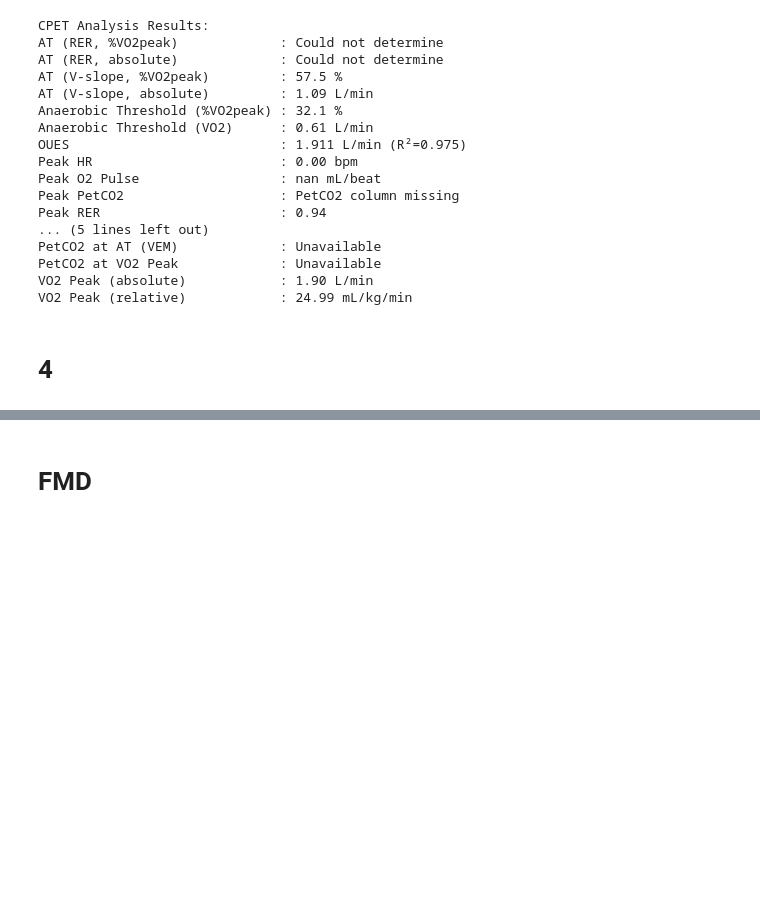
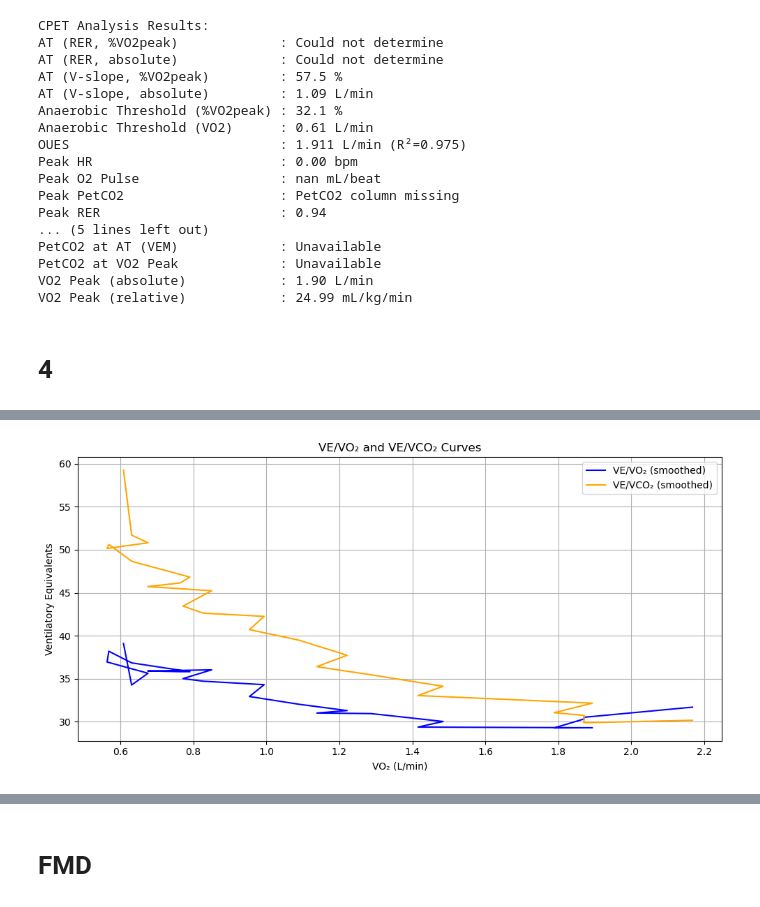
Before and after one commit to orthopedics20/longcovid, a Jupyter notebook: hrv_and_cpet.ipynb, the cells around one changed output, grey strips where cells are left out. Saved outputs shown, nothing was run; the diff lists cells and outputs as text; code cells hidden in the pictures; blank space fills up the shorter version.

```diff
--- a/hrv_and_cpet.ipynb
+++ b/hrv_and_cpet.ipynb
@@ -1027,0 +1803,19 @@ PetCO2 at AT (VE/VO2)              : Column missing
+# %%
+def plot_ve_equivalents(df):
+    df['VE/VO2_smooth'] = df['VE/VO2'].rolling(window=3, center=True).mean()
+    df['VE/VCO2_smooth'] = df['VE/VCO2'].rolling(window=3, center=True).mean()
+
+    plt.figure(figsize=(10, 5))
+    plt.plot(df['VO2'], df['VE/VO2_smooth'], label='VE/VO₂ (smoothed)', color='blue')
+    plt.plot(df['VO2'], df['VE/VCO2_smooth'], label='VE/VCO₂ (smoothed)', color='orange')
+    plt.xlabel('VO₂ (L/min)')
+    plt.ylabel('Ventilatory Equivalents')
+    plt.title('VE/VO₂ and VE/VCO₂ Curves')
+    plt.legend()
+    plt.grid(True)
+    plt.tight_layout()
+    plt.show()
+
+plot_ve_equivalents(df_cpet)
+# %% [output]
+[figure, added]
```
Also changed, not shown: parts of 24 cells of this notebook, 9 other files.
